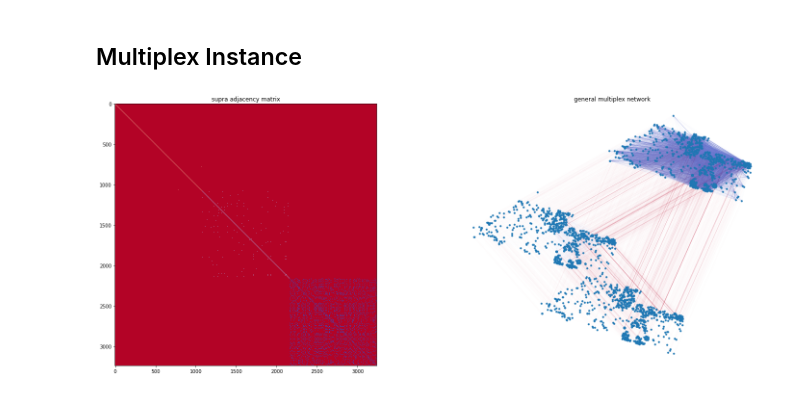
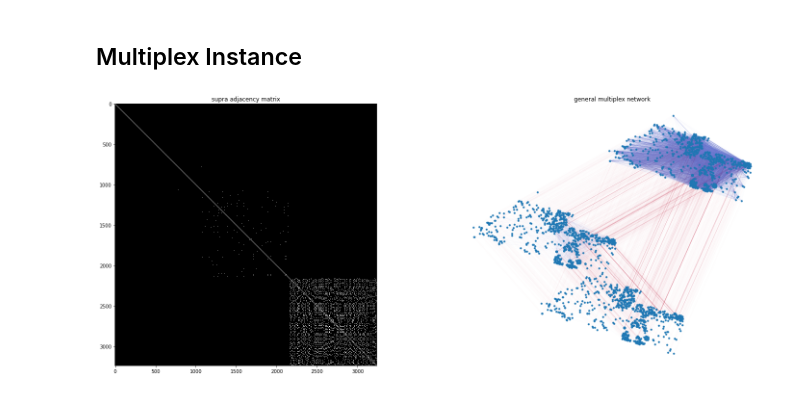
Before and after one commit to MachineLearningJournalClub/GAMELEON, a Jupyter notebook: Multiplex_Analysis.ipynb, the cells around one changed output. Drawn from its saved outputs; the diff is of its cells as text; code cells hidden in the pictures.

```diff
--- a/Multiplex_Analysis.ipynb
+++ b/Multiplex_Analysis.ipynb
@@ -175,6 +164,8 @@ for i in tqdm(range(0,living_adj.shape[0])):
 # %%
 sparse_living_adj = sparse.csr_matrix(living_adj)
 sparse.save_npz(path + '/sparse_living_adj.npz', sparse_living_adj)
+# %%
+sparse_living_adj = sparse.load_npz(path + '/sparse_living_adj.npz')
 # %%
 #  ToDo: make it faster by vectorization
 working_adj = np.eye(DF_agents.shape[0])
@@ -190,6 +181,8 @@ for i in tqdm(range(0,working_adj.shape[0])):
 # %%
 sparse_working_adj = sparse.csr_matrix(working_adj)
 sparse.save_npz(path + '/sparse_working_adj.npz', sparse_working_adj)
+# %%
+sparse_working_adj = sparse.load_npz(path + '/sparse_working_adj.npz')
 # %%
 #  ToDo: make it faster by vectorization
 stuff_adj = np.eye(DF_agents.shape[0])
@@ -205,6 +198,8 @@ for i in tqdm(range(0,stuff_adj.shape[0])):
 # %%
 sparse_stuff_adj = sparse.csr_matrix(stuff_adj)
 sparse.save_npz(path + '/sparse_stuff_adj.npz', sparse_stuff_adj)
+# %%
+sparse_stuff_adj = sparse.load_npz(path + '/sparse_stuff_adj.npz')
 # %% [markdown]
 ## InterAdjacency matrix
 (connections between layers)
@@ -247,8 +242,8 @@ multi_net.set_edges_weights(inter_layer_edges_weight=0.1)
 
 # ToDo set weights based on daily interaction time
 multi_net.set_intra_edges_weights(layer=0,weight=1)
-multi_net.set_intra_edges_weights(layer=1,weight=2)
-multi_net.set_intra_edges_weights(layer=2,weight=3)
+multi_net.set_intra_edges_weights(layer=1,weight=1)
+multi_net.set_intra_edges_weights(layer=2,weight=1)
 # %%
 x_coord = DF_agents.loc_x.to_dict()
 y_coord = DF_agents.loc_y.to_dict()
@@ -300,22 +295,22 @@ pos = mx.get_position(multi_net,pos_coord,
 # %%
 fig = plt.figure(figsize=(25,10))
 ax1 = fig.add_subplot(121)
 ax1.imshow(mx.adjacency_matrix(multi_net,weight='weight').todense(),
-		  origin='upper',interpolation='nearest',cmap=plt.cm.coolwarm_r)
+		  origin='upper',interpolation='nearest',cmap=plt.cm.gray)
 ax1.set_title('supra adjacency matrix')
 
 ax2 = fig.add_subplot(122)
 ax2.axis('off')
 ax2.set_title('general multiplex network')
 
 mx.draw_networkx(multi_net,pos=pos,ax=ax2,node_size=10,with_labels=False,
 				 edge_color=[multi_net[a][b]['weight'] for a,b in multi_net.edges()],
 				 edge_cmap=plt.cm.coolwarm_r, width = 0.01)
 
 # Save just the portion _inside_ the second axis's boundaries
-extent = ax2.get_window_extent().transformed(fig.dpi_scale_trans.inverted())
-fig.savefig(path + '/Multiplex_Toronto.png', bbox_inches=extent, dpi = 600)
+# extent = ax2.get_window_extent().transformed(fig.dpi_scale_trans.inverted())
+# fig.savefig(path + '/Multiplex_Toronto.png', bbox_inches=extent, dpi = 600)
 
 plt.show()
 # %% [output]
-[figure, old version]
+[figure, new version]
```
Also changed, not shown: parts of 6 cells of this notebook.
